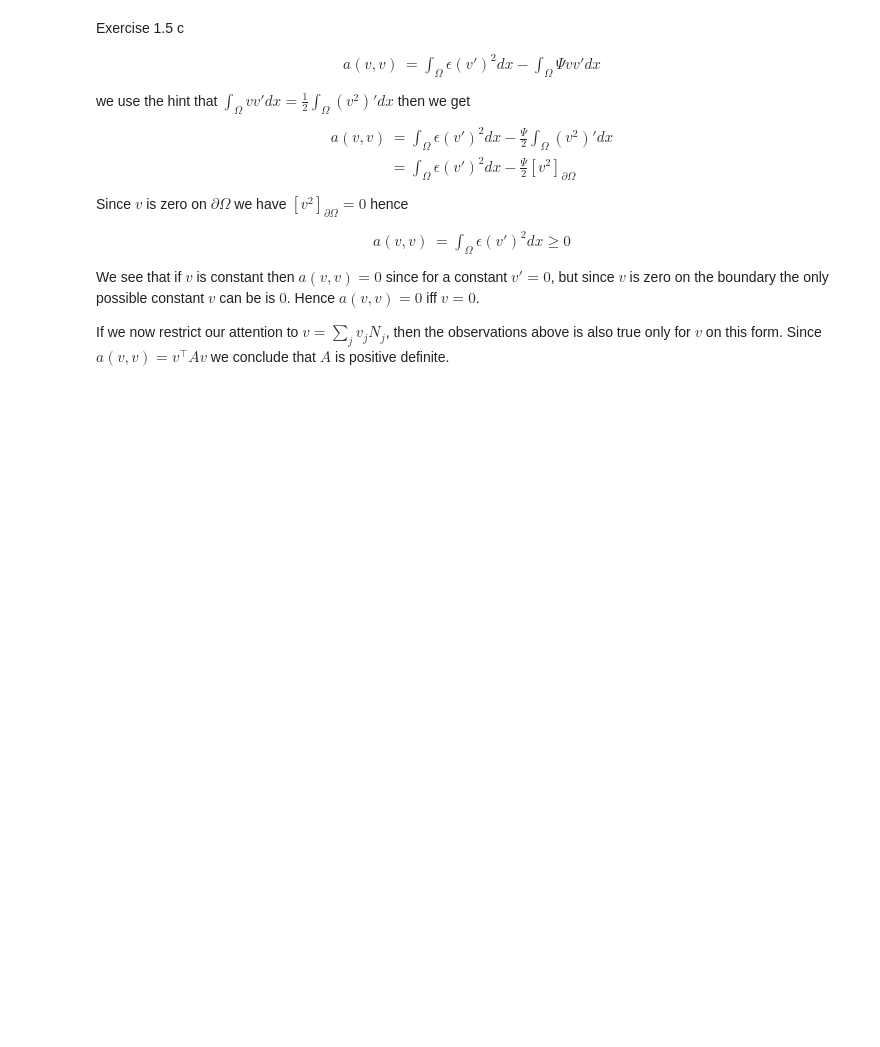
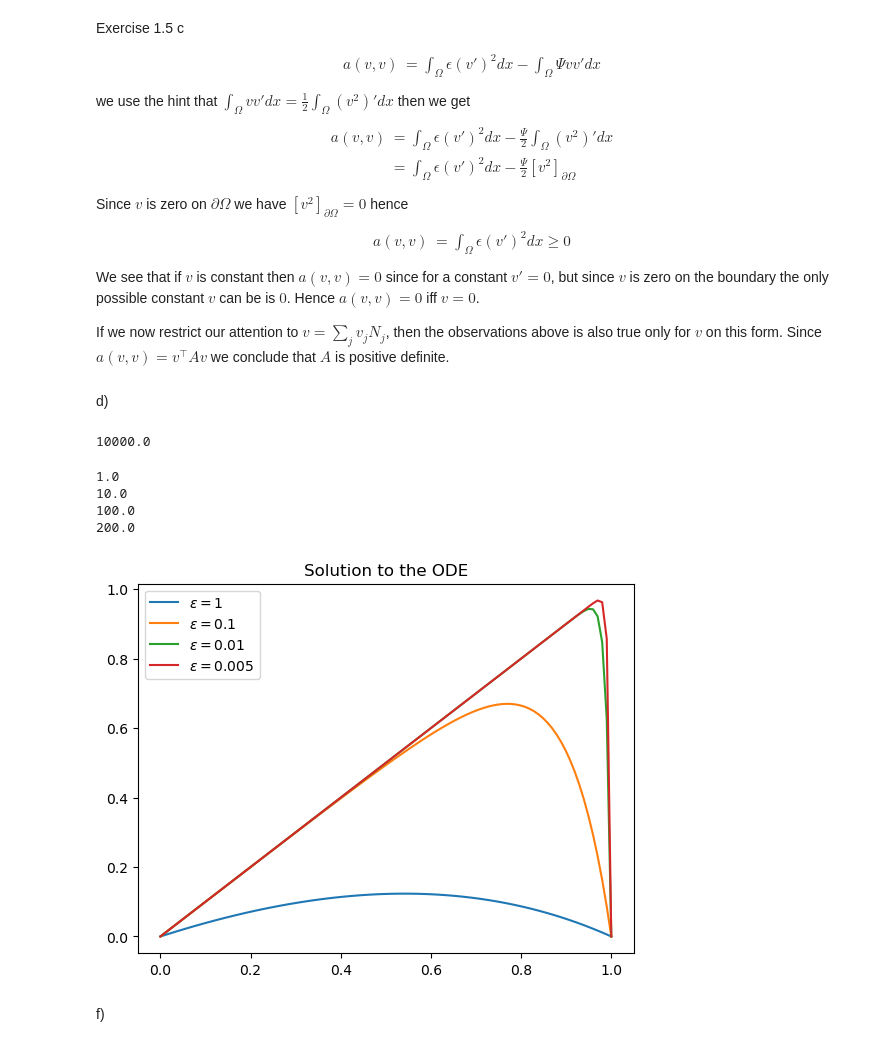
Before and after one commit to MarcusKNielsen/FEM, a Jupyter notebook: Assignment1.ipynb, the cells around one changed output. Drawn from its saved outputs; the diff is of its cells as text; code cells hidden in the pictures; blank space fills up the shorter version.

```diff
--- a/Assignment1.ipynb
+++ b/Assignment1.ipynb
@@ -337,3 +337,31 @@ We see that if $v$ is constant then $a(v,v) = 0$ since for a constant $v'=0$, bu
 
 
 If we now restrict our attention to $v = \sum_j v_j N_j$, then the observations above is also true only for $v$ on this form. Since $a(v,v) = v^\top A v $ we conclude that $A$ is positive definite.
+# %% [markdown]
+d)
+# %%
+1/0.0001
+# %% [output]
+10000.0
+# %%
+u = lambda x,epsinv,psi: 1/psi * (1+(np.exp(psi*epsinv)-1)*x - np.exp(x*psi*epsinv))/(np.exp(psi*epsinv)-1)
+
+x = np.linspace(0,1,100)
+psi = 1
+epsilons = [1,0.1,0.01,0.005]
+
+for eps in epsilons:
+    print(1/eps)
+    plt.plot(x,u(x=x,epsinv=1/eps,psi=psi),label=r'$\epsilon = $'+str(eps))
+
+plt.legend()
+plt.title('Solution to the ODE')
+plt.show()
+# %% [output]
+1.0
+10.0
+100.0
+200.0
+[figure, added]
+# %% [markdown]
+f)
```
Also changed, not shown: parts of 3 cells of this notebook.
